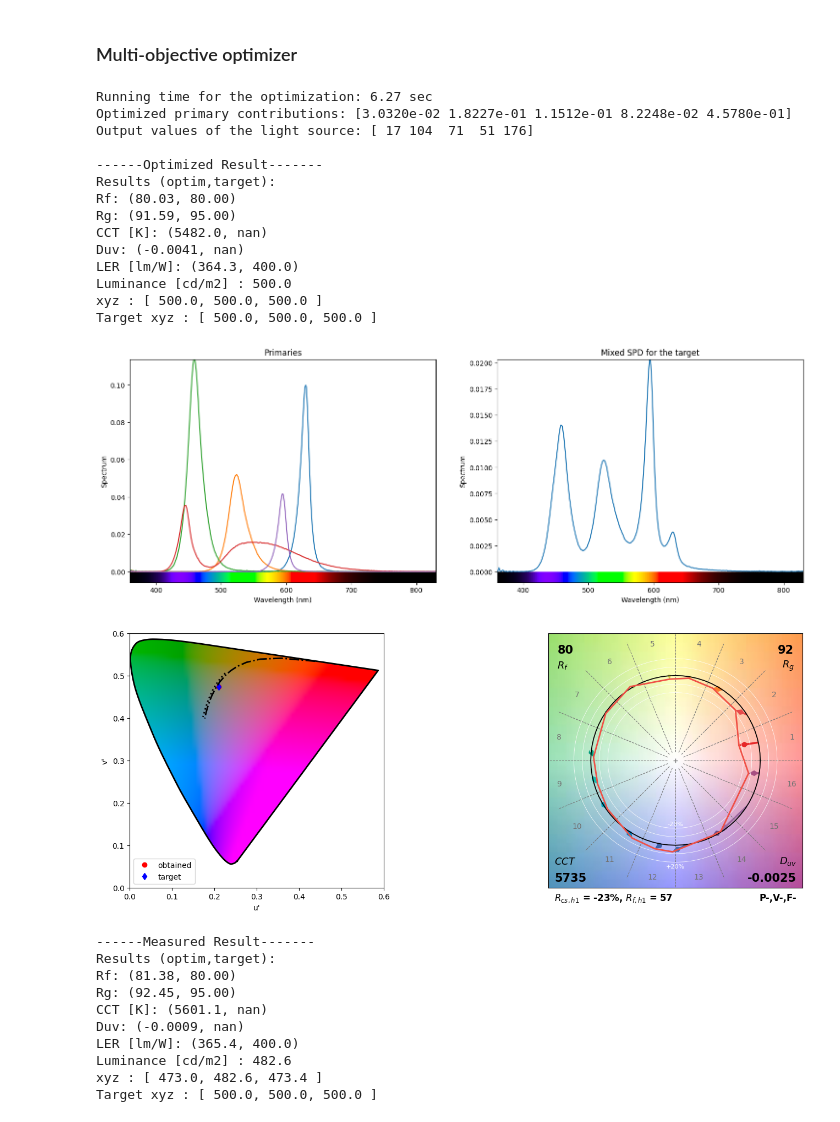
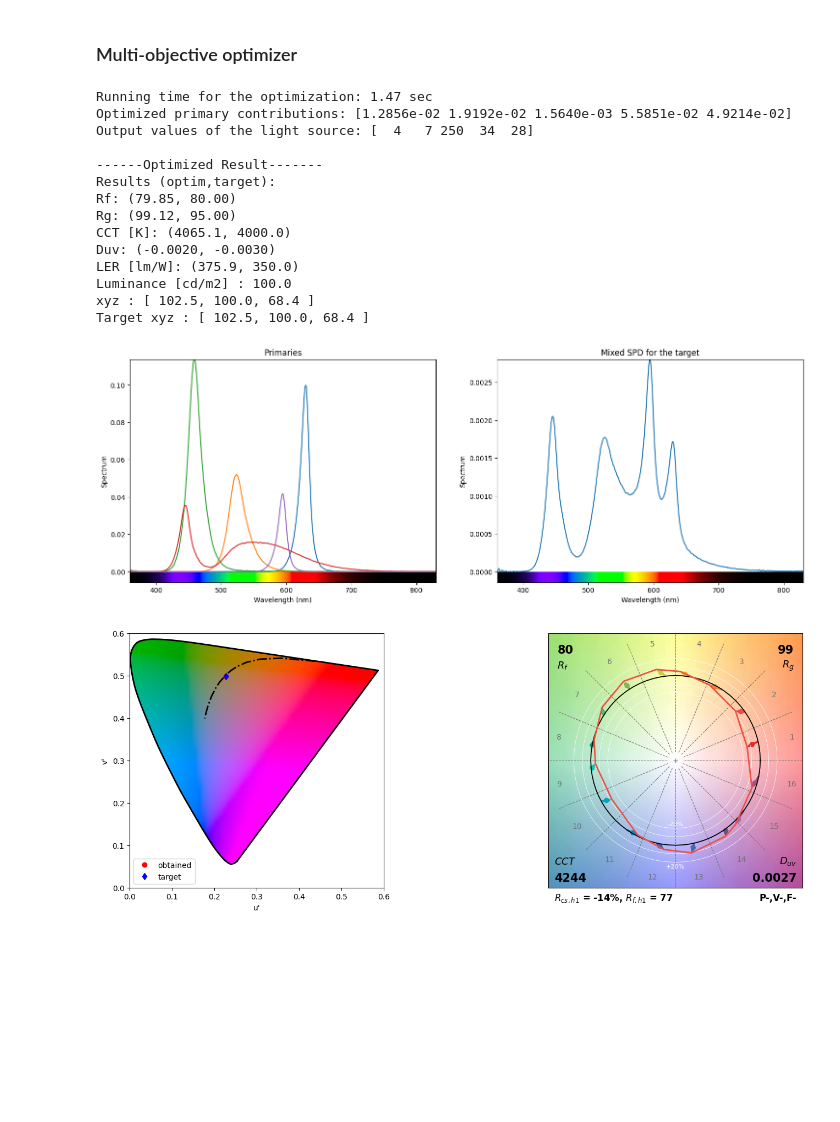
Before and after one commit to Amrit2608/Color_Science_Project, a Jupyter notebook: main.ipynb, the cells around one changed output. Drawn from its saved outputs; the diff is of its cells as text; code cells hidden in the pictures; blank space fills up the shorter version.

Commit message:
:bug: fix multi objective optimization

```diff
--- a/main.ipynb
+++ b/main.ipynb
@@ -212,19 +212,16 @@ def showMixedSPD(spd_p, spd_optimized):
 
 def evaluate(spd, xyz_t):
     l = lx.spd_to_power(spd, ptype='pu', cieobs=cieobs)
-    if xyz_t is None:
-        xyz_t = [[100,100,100]]
+
     xyz_obtained = lx.spd_to_xyz(spd, relative=False, cieobs=cieobs)
     print("Luminance [cd/m2] : {:1.1f}".format(l[0][0]))
     print("xyz : [ {0[0]:1.1f}, {0[1]:1.1f}, {0[2]:1.1f} ]".format(xyz_obtained[0]))
     print("Target xyz : [ {0[0]:1.1f}, {0[1]:1.1f}, {0[2]:1.1f} ]".format(xyz_t[0]))
 
-    # default: CIE 1976 u’v’ chromaticity diagram
     Yuv_obtained = lx.xyz_to_Yuv(xyz_obtained)
     Yuv_target = lx.xyz_to_Yuv(xyz_t)
     Y_t, u_t, v_t = lx.utils.asplit(Yuv_target)
     Y, u, v = lx.utils.asplit(Yuv_obtained)
-    # ax = plt.figure().add_subplot(121)
 
     fig, ax = plt.subplots(1,2,figsize=(18,6))
 
@@ -235,10 +232,10 @@ def evaluate(spd, xyz_t):
     ax[0].set_xlabel("u'")  # set x-axis label
     ax[0].legend()
     ax[0].set_ylabel("v'")  # set y-axis label
-    # # ax = plt.figure().add_subplot(122)
-    lx.cri.plot_tm30_cvg(spd, axh=ax[1])
 
-    lx.plotSL(cieobs=cieobs, cspace='Yuv', DL=True,
+    lx.cri.plot_tm30_cvg(spd, axh=ax[1]) # maybe this is not using cieobs=1964_10, so the cct value could be different.
+
+    lx.plotSL(cieobs=cieobs, cspace='Yuv', DL=False,
           BBL=True, diagram_colors=True, axh=ax[0])
 
 
@@ -264,7 +261,6 @@ def color_mixing(xyz_t, channels_idx):
     M = M_xyz
     output = getDriverValues(channels_idx, M)
 
-    # print(np.sum(getL(channels_idx, output)))
     print('Selected channels:', [labels[c] for c in channels_idx])
     print('Optimized primary contributions:', M[0])
     print('Output values of the light source:', output)
@@ -421,43 +420,39 @@ def spectralOptimization(channels_idx, xyz_t=None, Rf_Rg=None, CCT_Duv=None, LER
         showMixedSPD(spd_p, spd_measured)
         evaluate(spd_measured, xyz_t)
 # %%
-xyz_t = np.array([[100, 100, 100]])*5
+# %pip show luxpy
+xyz_t = np.array([[100, 200, 270]])
+cct_t = np.array([[4000, -0.003]])
 channels_idx = [0, 1, 2, 3, 4]
-# spectralOptimization(xyz_t, channels_idx)
-# spectralOptimization(channels_idx, Rf_Rg=(80, 95))
+
+# spectralOptimization(channels_idx, xyz_t=xyz_t, Rf_Rg=(80, 95))
+
+# spectralOptimization(channels_idx, target=xyz_t, tar_type='xyz',  LER=350, method='particleswarm')
+
+spectralOptimization(channels_idx, target=cct_t, tar_type='cct', Rf_Rg=(80, 95), LER=350, method='particleswarm')
+
 
 # spectralOptimization(channels_idx, xyz_t=None,
-#                      Rf_Rg=(80, 95),  CCT_Duv=(6000, 0.05), method='particleswarm')
+#                      Rf_Rg=(80, 95),  CCT_Duv=(6000, 0.05), LER=300, method='particleswarm')
 
-# spectralOptimization(channels_idx, xyz_t=None,
-#                      Rf_Rg=(80, 95),  CCT_Duv=(6000, 0.05), LER = 100, method='particleswarm')
+# spectralOptimization(channels_idx, xyz_t=xyz_t,
+#                      Rf_Rg=(80, 95), LER=200, method='particleswarm')
 
-spectralOptimization(channels_idx, xyz_t=xyz_t,
-                     Rf_Rg=(80, 95),LER = 400,  method='Nelder-Mead')
+# spectralOptimization(channels_idx, xyz_t=xyz_t, LER = 400, method='particleswarm')
 # %% [output]
-Running time for the optimization: 6.27 sec
-Optimized primary contributions: [3.0320e-02 1.8227e-01 1.1512e-01 8.2248e-02 4.5780e-01]
-Output values of the light source: [ 17 104  71  51 176]
+Running time for the optimization: 1.47 sec
+Optimized primary contributions: [1.2856e-02 1.9192e-02 1.5640e-03 5.5851e-02 4.9214e-02]
+Output values of the light source: [  4   7 250  34  28]
 
 ------Optimized Result-------
 Results (optim,target):
-Rf: (80.03, 80.00)
-Rg: (91.59, 95.00)
-CCT [K]: (5482.0, nan)
-Duv: (-0.0041, nan)
-LER [lm/W]: (364.3, 400.0)
-Luminance [cd/m2] : 500.0
-xyz : [ 500.0, 500.0, 500.0 ]
-Target xyz : [ 500.0, 500.0, 500.0 ]
+Rf: (79.85, 80.00)
+Rg: (99.12, 95.00)
+CCT [K]: (4065.1, 4000.0)
+Duv: (-0.0020, -0.0030)
+LER [lm/W]: (375.9, 350.0)
+Luminance [cd/m2] : 100.0
+xyz : [ 102.5, 100.0, 68.4 ]
+Target xyz : [ 102.5, 100.0, 68.4 ]
-[figure, old version]
+[figure, new version]
-[figure, old version]
+[figure, new version]
-------Measured Result-------
-Results (optim,target):
-Rf: (81.38, 80.00)
-Rg: (92.45, 95.00)
-CCT [K]: (5601.1, nan)
-Duv: (-0.0009, nan)
-LER [lm/W]: (365.4, 400.0)
-Luminance [cd/m2] : 482.6
-xyz : [ 473.0, 482.6, 473.4 ]
-Target xyz : [ 500.0, 500.0, 500.0 ]
```
Also changed, not shown: parts of 3 cells of this notebook.
